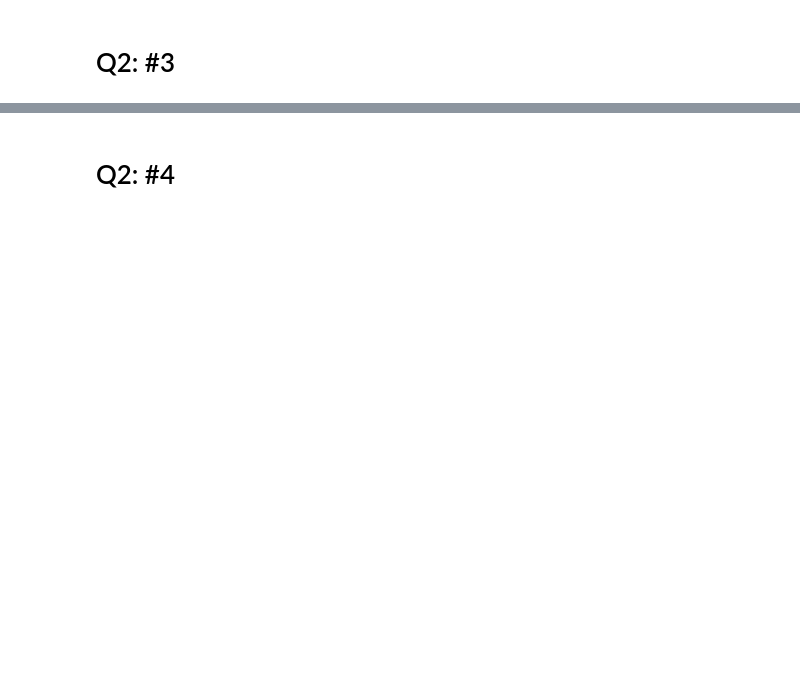
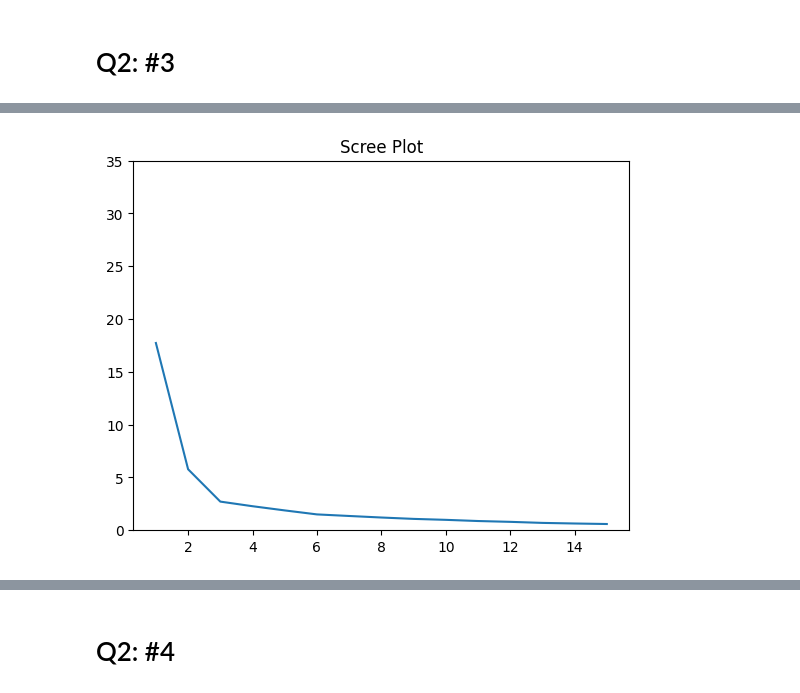
Before and after one commit to Catherine-Nguyen88/kmc, a Jupyter notebook: assignment_kmc.ipynb, the cells around one changed output, grey strips where cells are left out. Saved outputs shown, nothing was run; the diff lists cells and outputs as text; code cells hidden in the pictures; blank space fills up the shorter version.

```diff
--- a/assignment_kmc.ipynb
+++ b/assignment_kmc.ipynb
@@ -344,0 +379,5 @@ As noice increases from0.125 to 2,0, dispersion of datapoints increases and visu
+# %%
+graph5 = scree(data = df0_5)
+graph5
+# %% [output]
+[figure, added]
```
Also changed, not shown: parts of 14 cells of this notebook.
